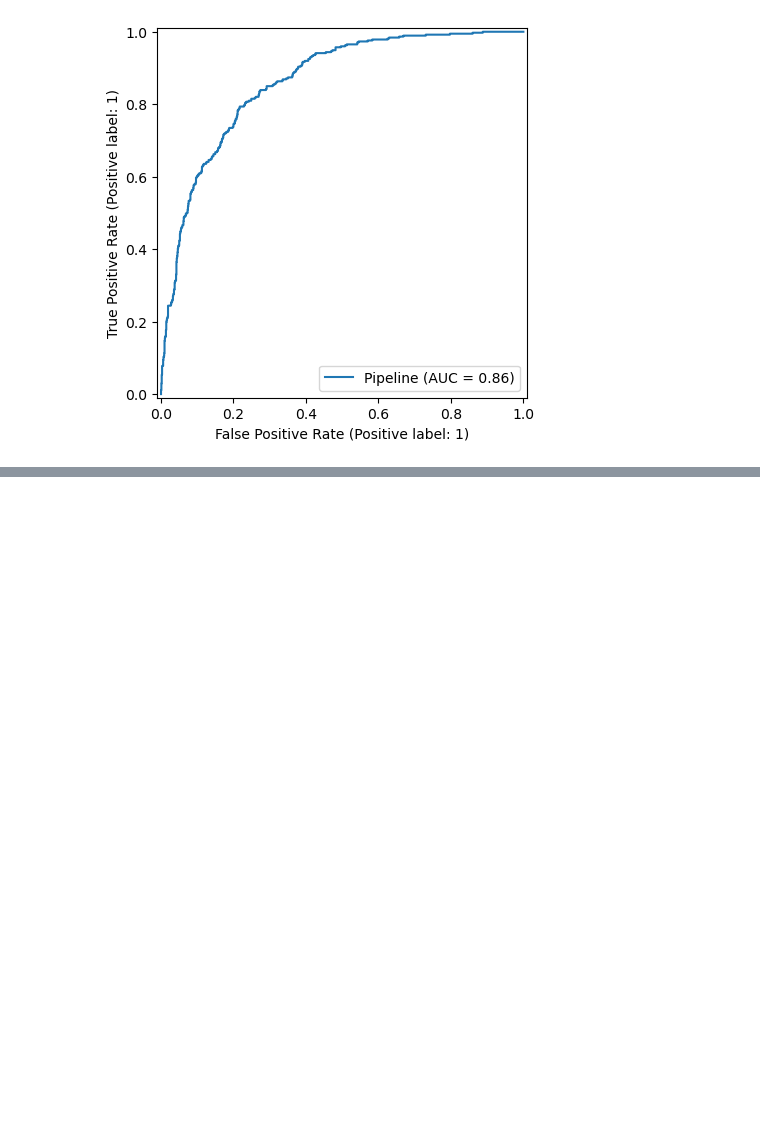
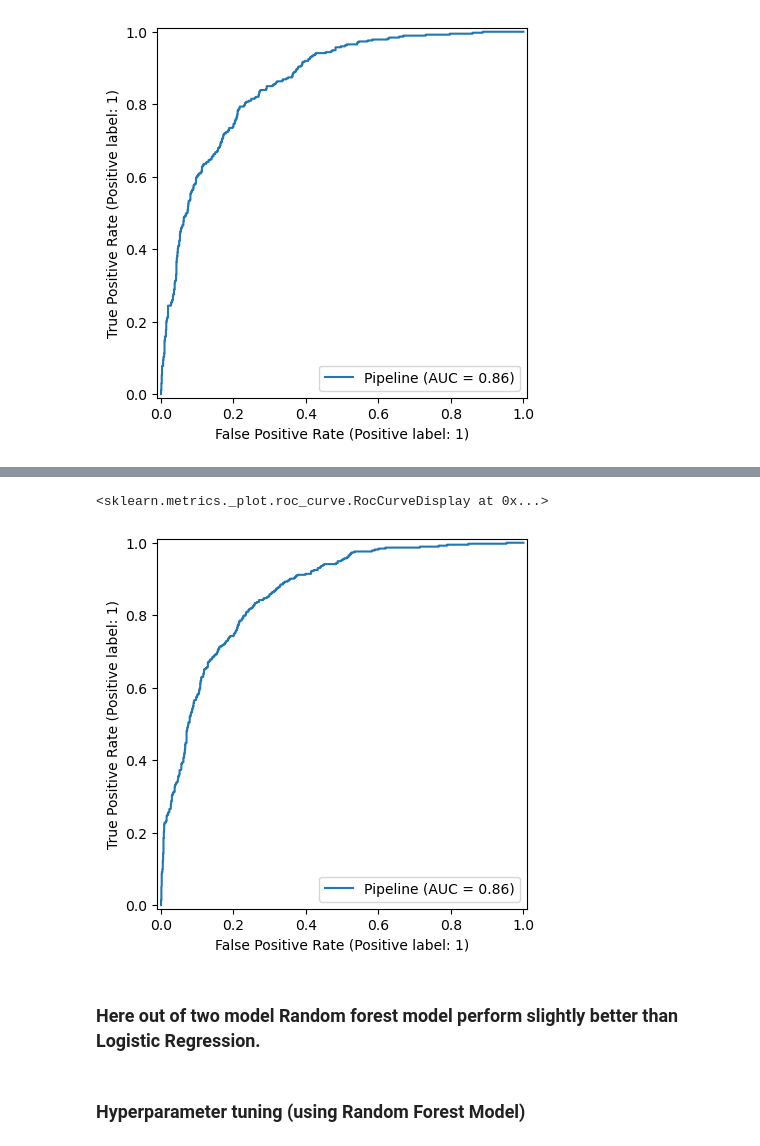
Before and after one commit to sarvesh0427/customer-churn-prediction, a Jupyter notebook: notebook/2_Data_cleaning_and_preprocessing.ipynb, the cells around one changed output, grey strips where cells are left out. Drawn from its saved outputs; the diff is of its cells as text; code cells hidden in the pictures; blank space fills up the shorter version.

```diff
--- a/notebook/2_Data_cleaning_and_preprocessing.ipynb
+++ b/notebook/2_Data_cleaning_and_preprocessing.ipynb
@@ -220,0 +286,10 @@ RocCurveDisplay.from_estimator(model, X_test, y_test)
+# %%
+# roc curve of random forest
+RocCurveDisplay.from_estimator(rf_model, X_test, y_test)
+# %% [output]
+<sklearn.metrics._plot.roc_curve.RocCurveDisplay at 0x...>
+[figure, added]
+# %% [markdown]
+### Here out of two model Random forest model perform slightly better than Logistic Regression.
+# %% [markdown]
+### Hyperparameter tuning (using Random Forest Model)
```
Also changed, not shown: parts of 14 cells of this notebook.
